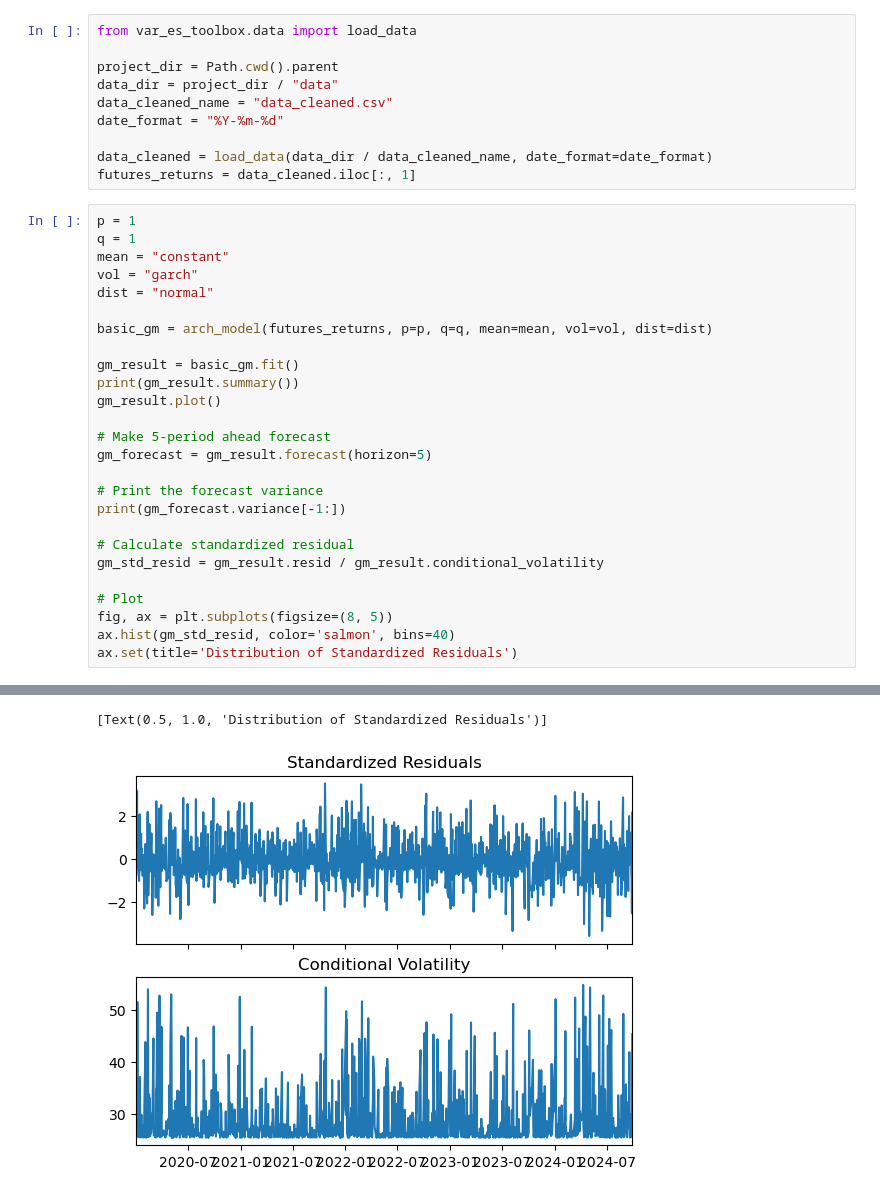
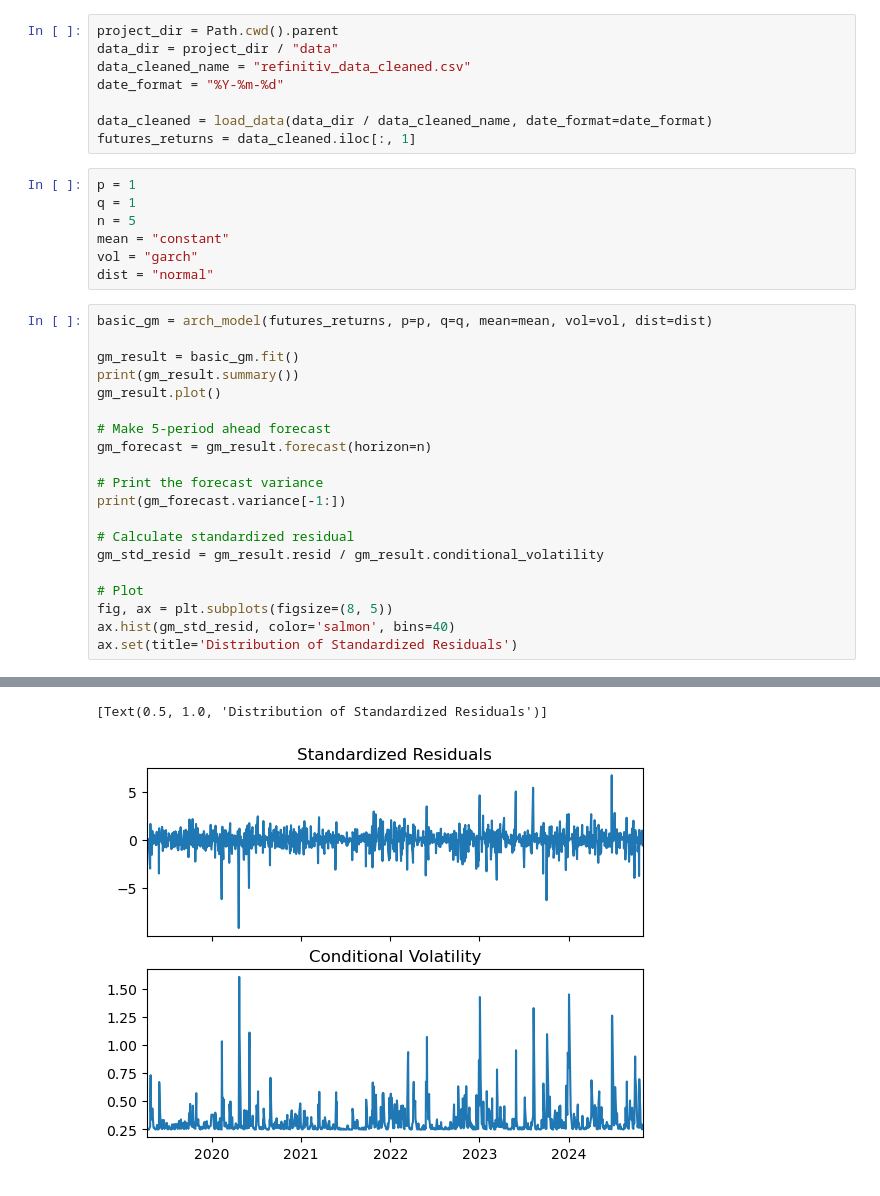
Before and after one commit to chrisdybdahl/var-es-toolbox, a Jupyter notebook: notebooks/03_model_training.ipynb, the cells around one changed output, grey strips where cells are left out. Cells and saved outputs as stored; diff of their text form.

```diff
--- a/notebooks/03_model_training.ipynb
+++ b/notebooks/03_model_training.ipynb
@@ -6,20 +9,19 @@ from arch import arch_model
 # %%
-from var_es_toolbox.data import load_data
-
 project_dir = Path.cwd().parent
 data_dir = project_dir / "data"
-data_cleaned_name = "data_cleaned.csv"
+data_cleaned_name = "refinitiv_data_cleaned.csv"
 date_format = "%Y-%m-%d"
 
 data_cleaned = load_data(data_dir / data_cleaned_name, date_format=date_format)
 futures_returns = data_cleaned.iloc[:, 1]
+# %%
+p = 1
+q = 1
+n = 5
+mean = "constant"
+vol = "garch"
+dist = "normal"
 # %%
-p = 1
-q = 1
-mean = "constant"
-vol = "garch"
-dist = "normal"
-
 basic_gm = arch_model(futures_returns, p=p, q=q, mean=mean, vol=vol, dist=dist)
 
 gm_result = basic_gm.fit()
@@ -27,7 +29,7 @@ print(gm_result.summary())
 gm_result.plot()
 
 # Make 5-period ahead forecast
-gm_forecast = gm_result.forecast(horizon=5)
+gm_forecast = gm_result.forecast(horizon=n)
 
 # Print the forecast variance
 print(gm_forecast.variance[-1:])
@@ -60,2 +62,2 @@ Date
 [Text(0.5, 1.0, 'Distribution of Standardized Residuals')]
-[figure, old version]
+[figure, new version]
```
Also changed, not shown: parts of 18 cells of this notebook, 20 other files.
